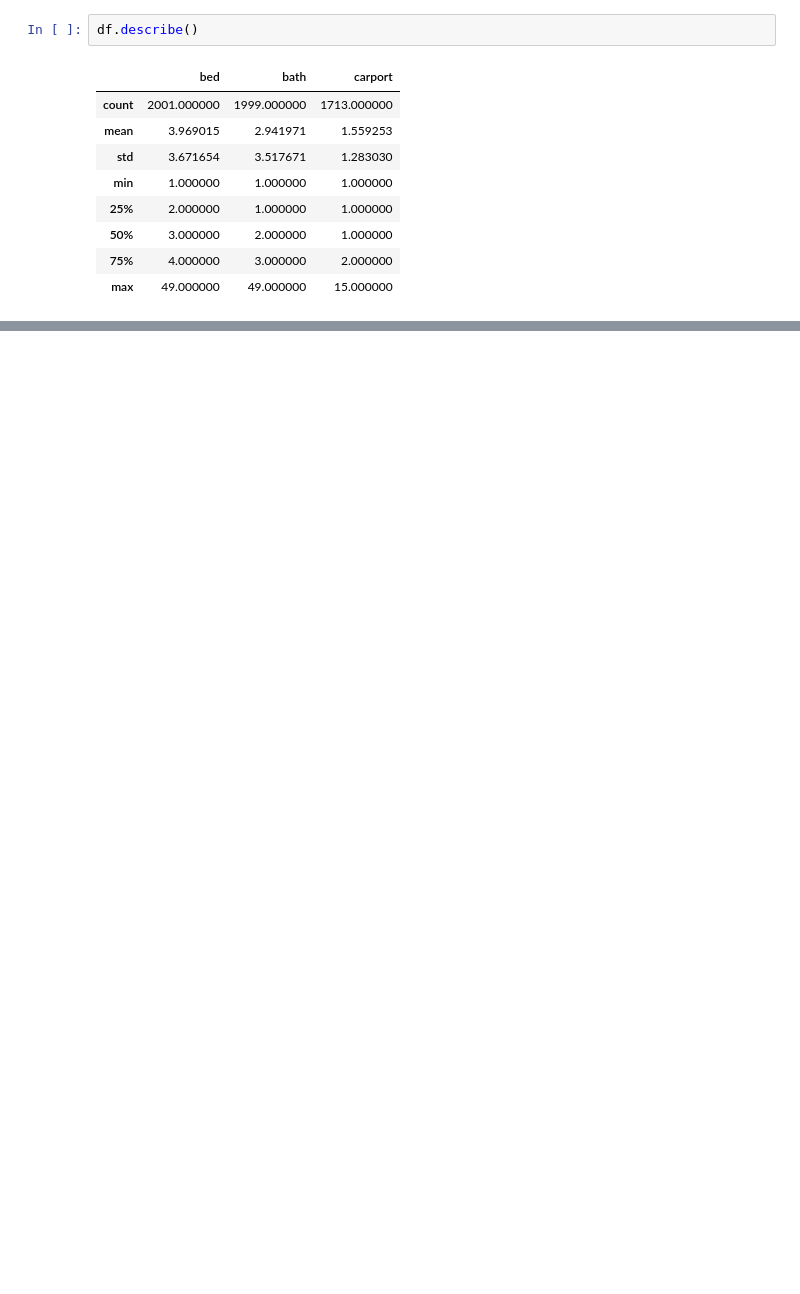
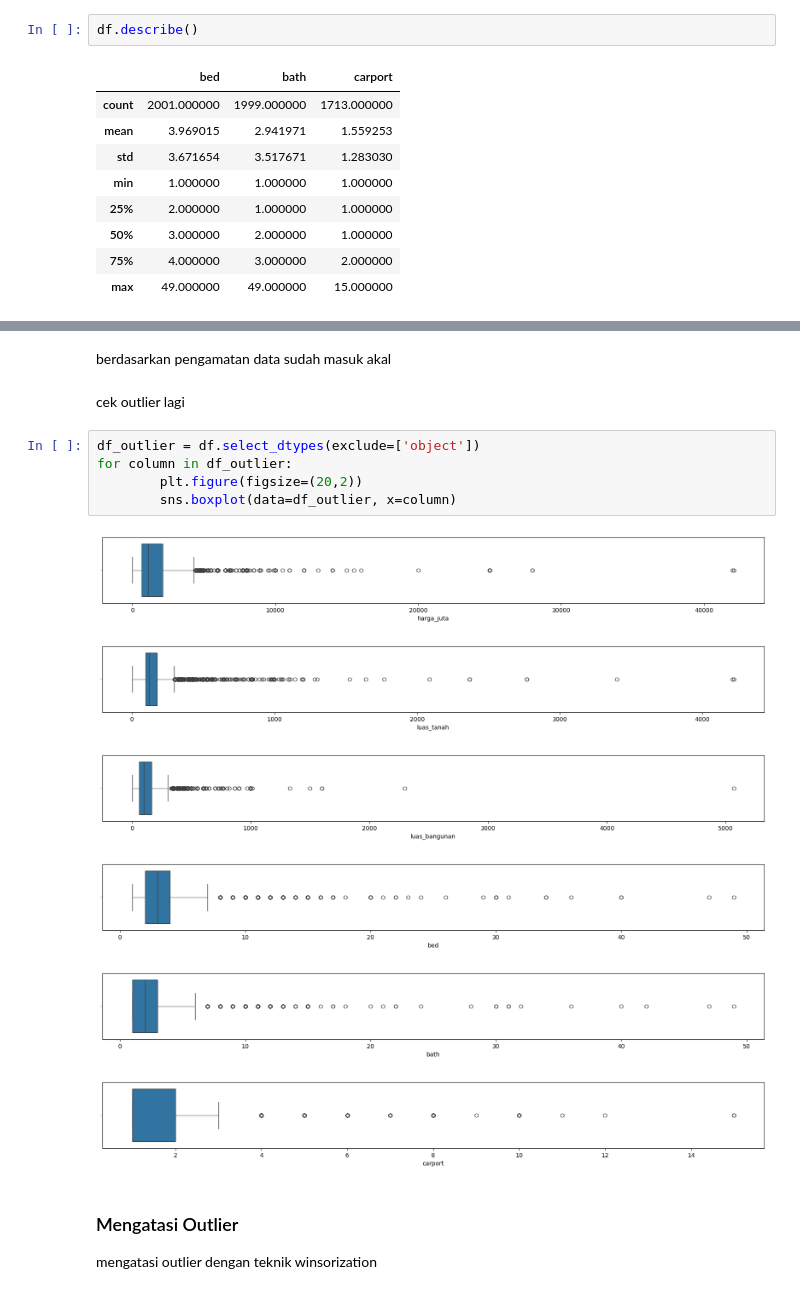
Before and after one commit to Cleign1/Porto_data-science, a Jupyter notebook: portofolio-crispdm.ipynb, the cells around one changed output, grey strips where cells are left out. Saved outputs shown, nothing was run; the diff lists cells and outputs as text; blank space fills up the shorter version.

```diff
--- a/portofolio-crispdm.ipynb
+++ b/portofolio-crispdm.ipynb
@@ -134,0 +389,19 @@ dari boxplot diatas bisa dikatakan bahwa ada outlier
+# %% [markdown]
+berdasarkan pengamatan data sudah masuk akal
+# %% [markdown]
+cek outlier lagi
+# %%
+df_outlier = df.select_dtypes(exclude=['object'])
+for column in df_outlier:
+        plt.figure(figsize=(20,2))
+        sns.boxplot(data=df_outlier, x=column)
+# %% [output]
+[figure, added]
+[figure, added]
+[figure, added]
+[figure, added]
+[figure, added]
+[figure, added]
+# %% [markdown]
+### Mengatasi Outlier
+mengatasi outlier dengan teknik winsorization
```
Also changed, not shown: parts of 87 cells of this notebook.
